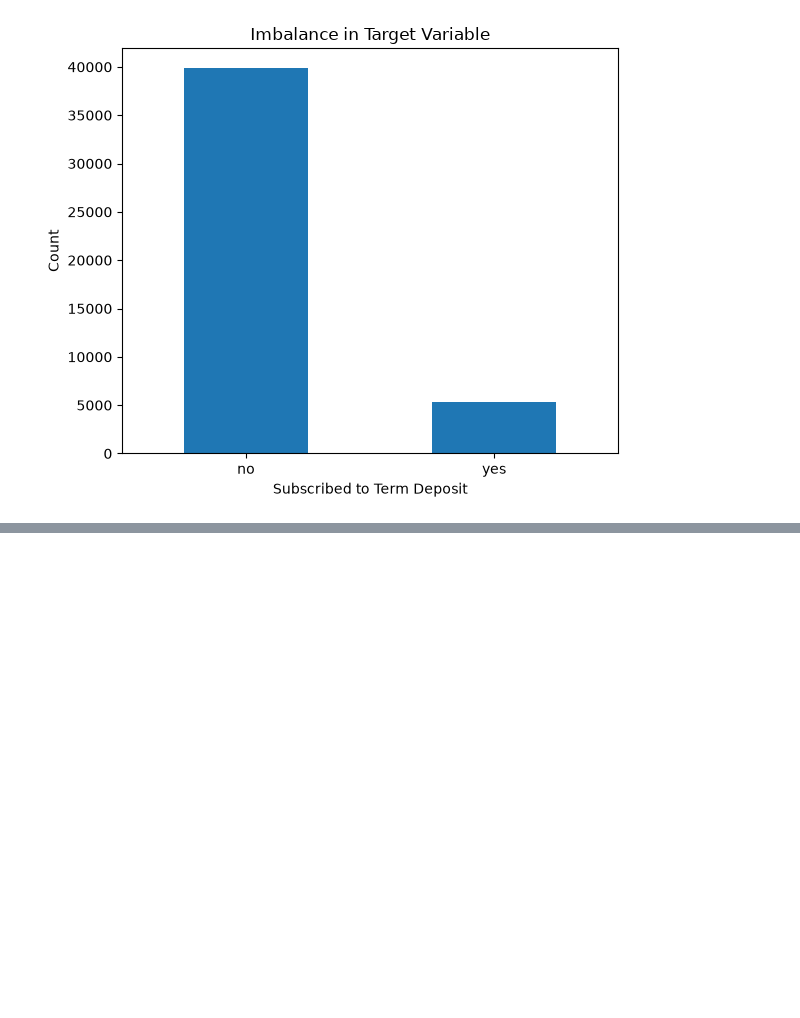
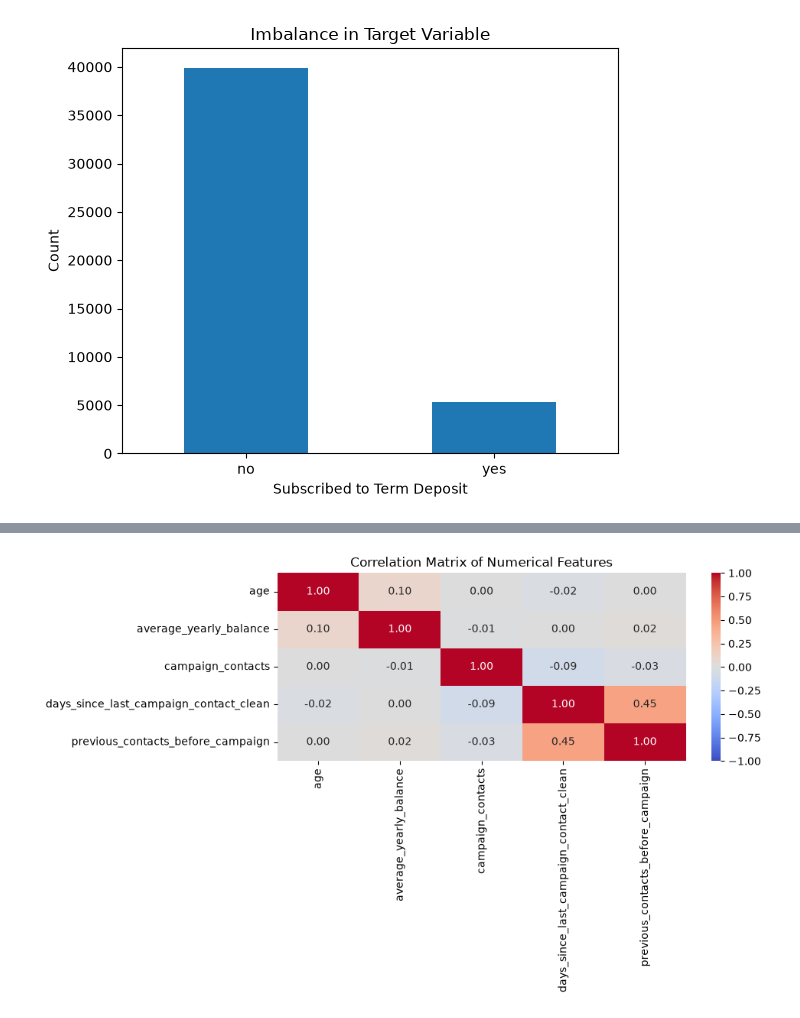
Before and after one commit to AwendyG/Bank-Marketing-Project, a Jupyter notebook: file.ipynb, the cells around one changed output, grey strips where cells are left out. Saved outputs shown, nothing was run; the diff lists cells and outputs as text; code cells hidden in the pictures; blank space fills up the shorter version.

```diff
--- a/file.ipynb
+++ b/file.ipynb
@@ -430,0 +433,8 @@ plt.show()
+# %%
+numeric_cols = [
+    "age",
+    "average_yearly_balance",
+    "campaign_contacts",
+    "days_since_last_campaign_contact_clean",
+    "previous_contacts_before_campaign",
+]
@@ -430,0 +450,4 @@ plt.show()
+# %%
+correlation_matrix = df[numeric_cols].corr()
+
+correlation_matrix
@@ -430,0 +461,17 @@ plt.show()
+# %%
+plt.figure(figsize=(10, 6))
+
+sns.heatmap(
+    correlation_matrix,
+    annot=True,
+    cmap="coolwarm",
+    vmin=-1,
+    vmax=1,
+    fmt=".2f"
+)
+
+plt.title("Correlation Matrix of Numerical Features")
+plt.tight_layout()
+plt.show()
+# %% [output]
+[figure, added]
```
Also changed, not shown: parts of 51 cells of this notebook.
